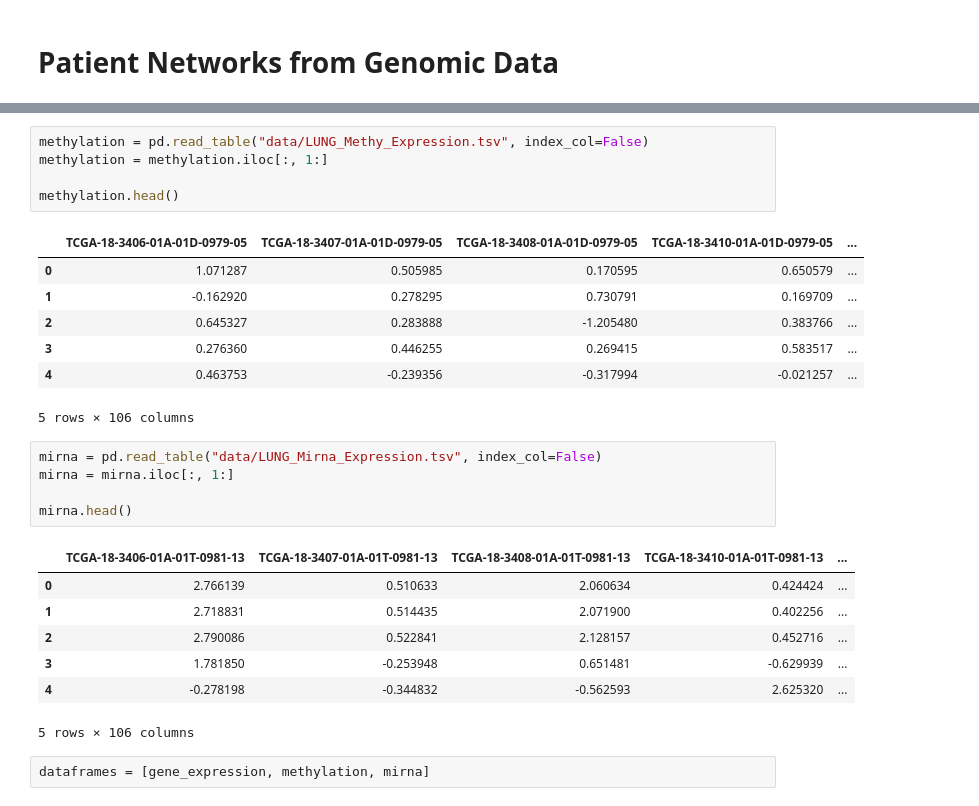
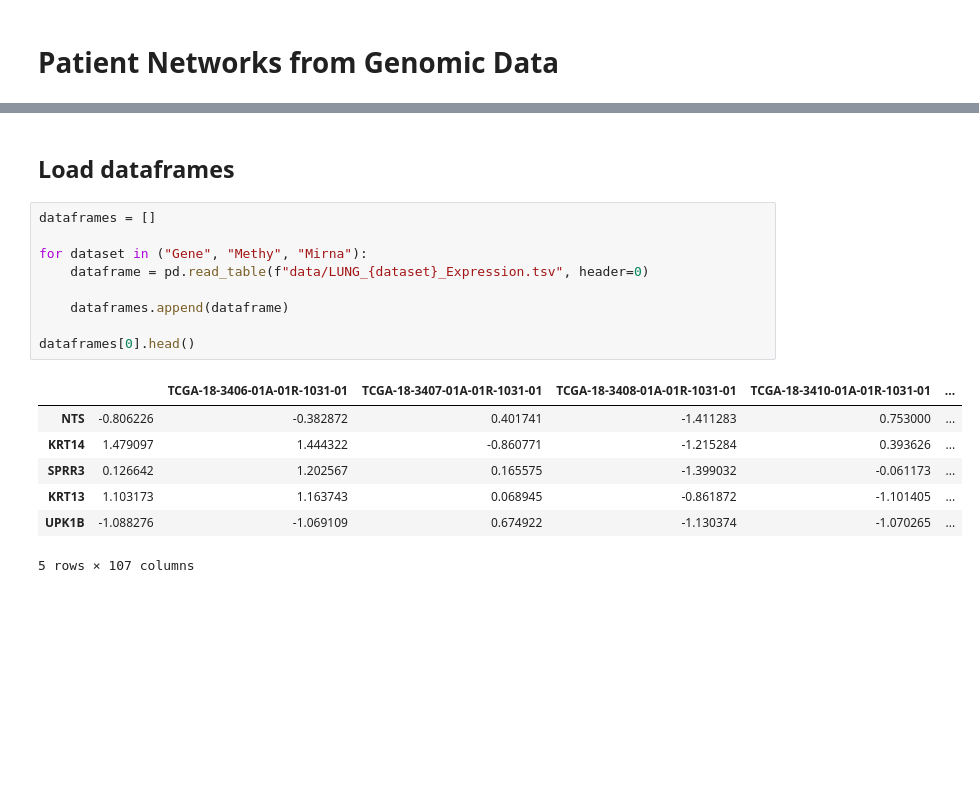
Before and after one commit to Educorreia932/FCUP-BINF, a Jupyter notebook: Assignments/Assignment 6/notebook.ipynb, the cells around one changed output, grey strips where cells are left out. Saved outputs shown, nothing was run; the diff lists cells and outputs as text; blank space fills up the shorter version.

```diff
--- a/Assignments/Assignment 6/notebook.ipynb
+++ b/Assignments/Assignment 6/notebook.ipynb
@@ -21,28 +8,19 @@ gene_expression.head()
-# %%
-methylation = pd.read_table("data/LUNG_Methy_Expression.tsv", index_col=False)
-methylation = methylation.iloc[:, 1:]
-
-methylation.head()
-# %% [output]
-|  | TCGA-18-3406-01A-01D-0979-05 | TCGA-18-3407-01A-01D-0979-05 | TCGA-18-3408-01A-01D-0979-05 | TCGA-18-3410-01A-01D-0979-05 | ... |
-| 0 | 1.071287 | 0.505985 | 0.170595 | 0.650579 | ... |
-| 1 | -0.162920 | 0.278295 | 0.730791 | 0.169709 | ... |
-| 2 | 0.645327 | 0.283888 | -1.205480 | 0.383766 | ... |
-| 3 | 0.276360 | 0.446255 | 0.269415 | 0.583517 | ... |
-| 4 | 0.463753 | -0.239356 | -0.317994 | -0.021257 | ... |
-5 rows × 106 columns
-# %%
-mirna = pd.read_table("data/LUNG_Mirna_Expression.tsv", index_col=False)
-mirna = mirna.iloc[:, 1:]
-
-mirna.head()
-# %% [output]
-|  | TCGA-18-3406-01A-01T-0981-13 | TCGA-18-3407-01A-01T-0981-13 | TCGA-18-3408-01A-01T-0981-13 | TCGA-18-3410-01A-01T-0981-13 | ... |
-| 0 | 2.766139 | 0.510633 | 2.060634 | 0.424424 | ... |
-| 1 | 2.718831 | 0.514435 | 2.071900 | 0.402256 | ... |
-| 2 | 2.790086 | 0.522841 | 2.128157 | 0.452716 | ... |
-| 3 | 1.781850 | -0.253948 | 0.651481 | -0.629939 | ... |
-| 4 | -0.278198 | -0.344832 | -0.562593 | 2.625320 | ... |
-5 rows × 106 columns
-# %%
-dataframes = [gene_expression, methylation, mirna]
+# %% [markdown]
+## Load dataframes
+# %%
+dataframes = []
+
+for dataset in ("Gene", "Methy", "Mirna"):
+    dataframe = pd.read_table(f"data/LUNG_{dataset}_Expression.tsv", header=0)
+
+    dataframes.append(dataframe)
+
+dataframes[0].head()
+# %% [output]
+|  |  | TCGA-18-3406-01A-01R-1031-01 | TCGA-18-3407-01A-01R-1031-01 | TCGA-18-3408-01A-01R-1031-01 | TCGA-18-3410-01A-01R-1031-01 | ... |
+| NTS | -0.806226 | -0.382872 | 0.401741 | -1.411283 | 0.753000 | ... |
+| KRT14 | 1.479097 | 1.444322 | -0.860771 | -1.215284 | 0.393626 | ... |
+| SPRR3 | 0.126642 | 1.202567 | 0.165575 | -1.399032 | -0.061173 | ... |
+| KRT13 | 1.103173 | 1.163743 | 0.068945 | -0.861872 | -1.101405 | ... |
+| UPK1B | -1.088276 | -1.069109 | 0.674922 | -1.130374 | -1.070265 | ... |
+5 rows × 107 columns
```
Also changed, not shown: parts of 12 cells of this notebook.
